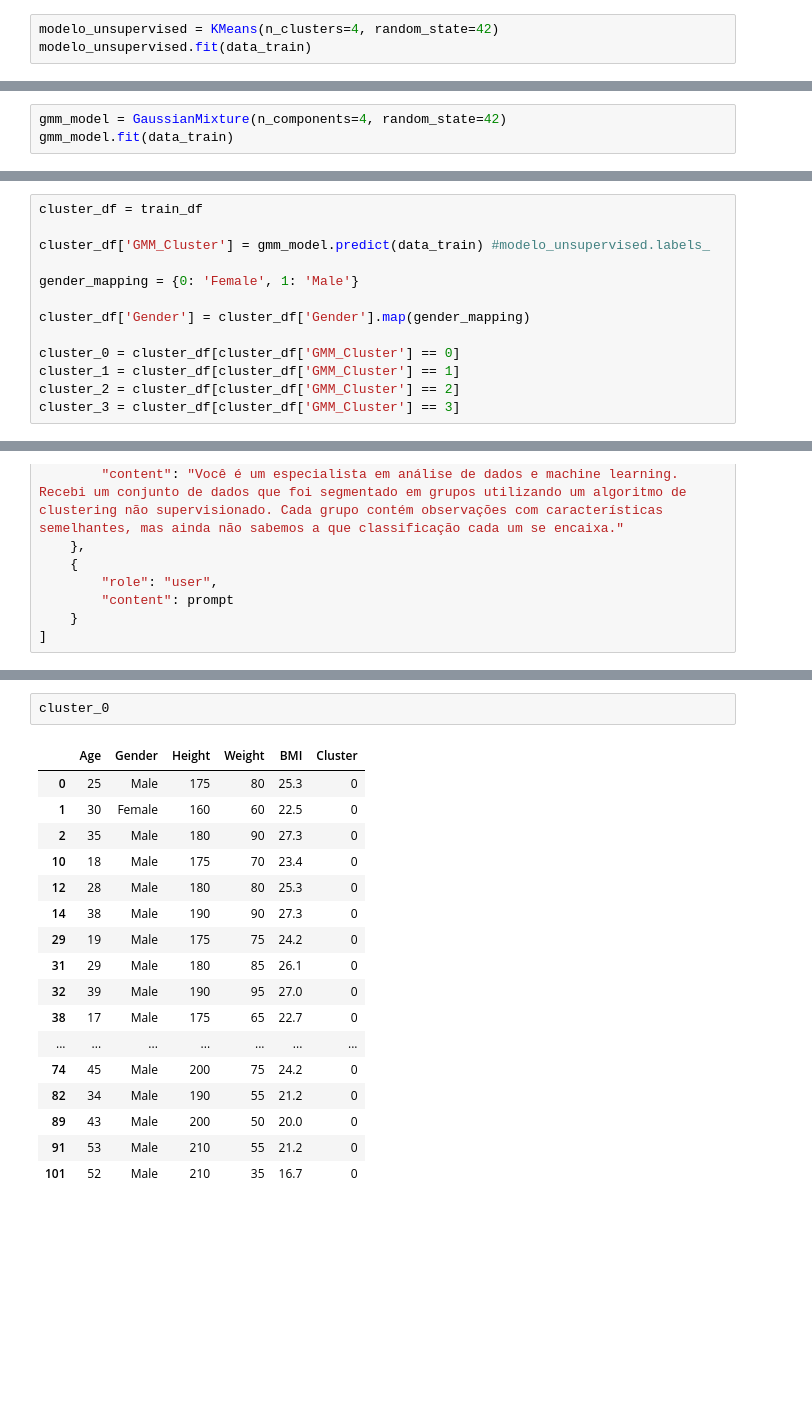
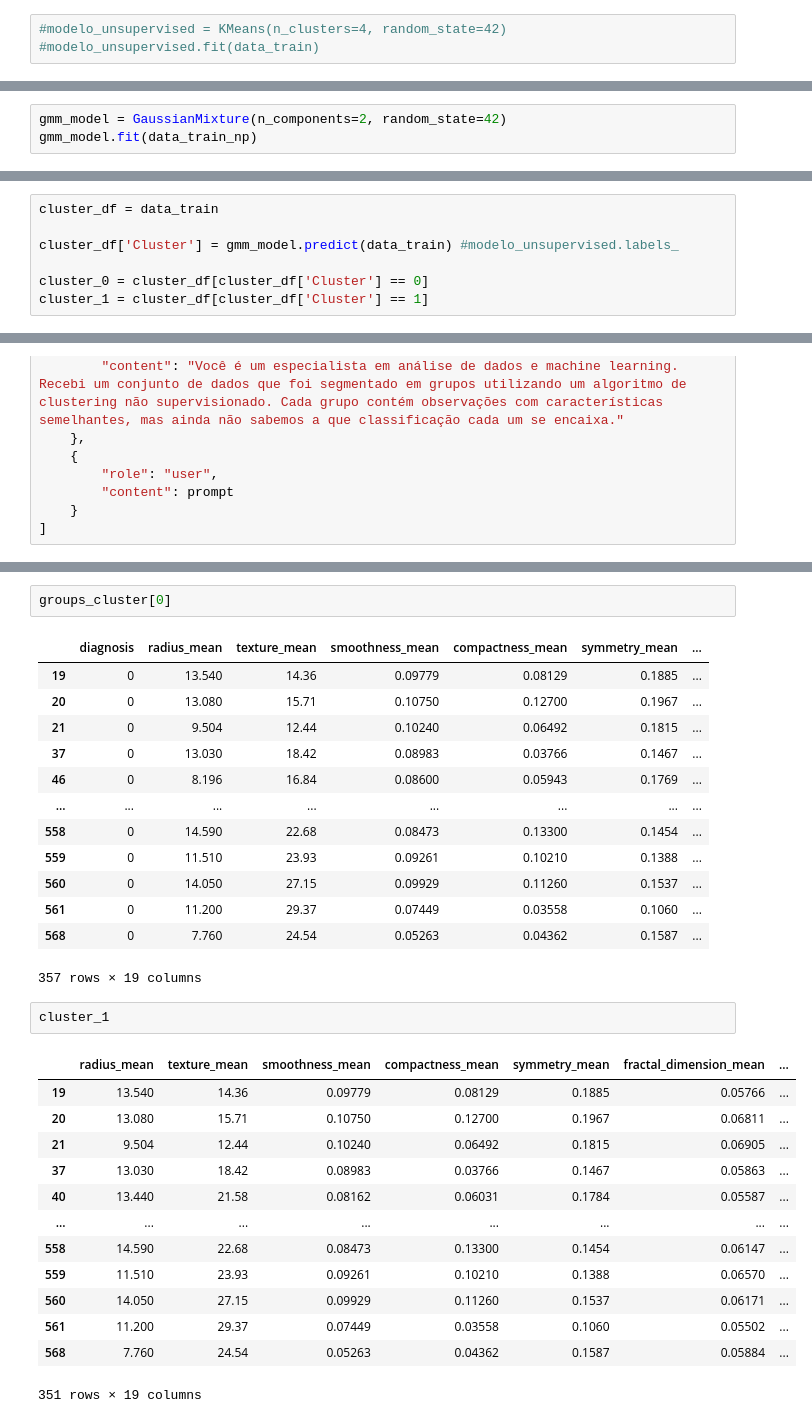
Before and after one commit to Heitorsaulo/Cluster_classification, a Jupyter notebook: Cleaning_dataset.ipynb, the cells around one changed output, grey strips where cells are left out. Drawn from its saved outputs; the diff is of its cells as text; blank space fills up the shorter version.

```diff
--- a/Cleaning_dataset.ipynb
+++ b/Cleaning_dataset.ipynb
@@ -107,3 +155,3 @@ Cross-Validation Scores: [0.94444444 0.88235294 0.94117647 1.         0.94117647
 # %%
-modelo_unsupervised = KMeans(n_clusters=4, random_state=42)
-modelo_unsupervised.fit(data_train)
+#modelo_unsupervised = KMeans(n_clusters=4, random_state=42)
+#modelo_unsupervised.fit(data_train)
@@ -112,3 +158,3 @@ KMeans(n_clusters=4, random_state=42)
 # %%
-gmm_model = GaussianMixture(n_components=4, random_state=42)
-gmm_model.fit(data_train)
+gmm_model = GaussianMixture(n_components=2, random_state=42)
+gmm_model.fit(data_train_np)
@@ -115,2 +163,9 @@ gmm_model.fit(data_train)
+# %%
+cluster_df = data_train
+
+cluster_df['Cluster'] = gmm_model.predict(data_train) #modelo_unsupervised.labels_
+
+cluster_0 = cluster_df[cluster_df['Cluster'] == 0]
+cluster_1 = cluster_df[cluster_df['Cluster'] == 1]
 # %%
 plt.figure(figsize=(10, 6))
@@ -129,16 +184,3 @@ plt.show()
-# %%
-cluster_df = train_df
-
-cluster_df['GMM_Cluster'] = gmm_model.predict(data_train) #modelo_unsupervised.labels_
-
-gender_mapping = {0: 'Female', 1: 'Male'}
-
-cluster_df['Gender'] = cluster_df['Gender'].map(gender_mapping)
-
-cluster_0 = cluster_df[cluster_df['GMM_Cluster'] == 0]
-cluster_1 = cluster_df[cluster_df['GMM_Cluster'] == 1]
-cluster_2 = cluster_df[cluster_df['GMM_Cluster'] == 2]
-cluster_3 = cluster_df[cluster_df['GMM_Cluster'] == 3]
 # %%
 cluster_0_json = cluster_0.to_json(orient='records')
 cluster_1_json = cluster_1.to_json(orient='records')
@@ -272,20 +353,32 @@ groups_cluster[0]
+# %%
+groups_cluster[0]
+# %% [output]
+|  | diagnosis | radius_mean | texture_mean | smoothness_mean | compactness_mean | symmetry_mean | ... |
+| 19 | 0 | 13.540 | 14.36 | 0.09779 | 0.08129 | 0.1885 | ... |
+| 20 | 0 | 13.080 | 15.71 | 0.10750 | 0.12700 | 0.1967 | ... |
+| 21 | 0 | 9.504 | 12.44 | 0.10240 | 0.06492 | 0.1815 | ... |
+| 37 | 0 | 13.030 | 18.42 | 0.08983 | 0.03766 | 0.1467 | ... |
+| 46 | 0 | 8.196 | 16.84 | 0.08600 | 0.05943 | 0.1769 | ... |
+| ... | ... | ... | ... | ... | ... | ... | ... |
+| 558 | 0 | 14.590 | 22.68 | 0.08473 | 0.13300 | 0.1454 | ... |
+| 559 | 0 | 11.510 | 23.93 | 0.09261 | 0.10210 | 0.1388 | ... |
+| 560 | 0 | 14.050 | 27.15 | 0.09929 | 0.11260 | 0.1537 | ... |
+| 561 | 0 | 11.200 | 29.37 | 0.07449 | 0.03558 | 0.1060 | ... |
+| 568 | 0 | 7.760 | 24.54 | 0.05263 | 0.04362 | 0.1587 | ... |
+357 rows × 19 columns
 # %%
-cluster_0
+cluster_1
 # %% [output]
-|  | Age | Gender | Height | Weight | BMI | Cluster |
-| 0 | 25 | Male | 175 | 80 | 25.3 | 0 |
-| 1 | 30 | Female | 160 | 60 | 22.5 | 0 |
-| 2 | 35 | Male | 180 | 90 | 27.3 | 0 |
-| 10 | 18 | Male | 175 | 70 | 23.4 | 0 |
-| 12 | 28 | Male | 180 | 80 | 25.3 | 0 |
-| 14 | 38 | Male | 190 | 90 | 27.3 | 0 |
-| 29 | 19 | Male | 175 | 75 | 24.2 | 0 |
-| 31 | 29 | Male | 180 | 85 | 26.1 | 0 |
-| 32 | 39 | Male | 190 | 95 | 27.0 | 0 |
-| 38 | 17 | Male | 175 | 65 | 22.7 | 0 |
-| ... | ... | ... | ... | ... | ... | ... |
-| 74 | 45 | Male | 200 | 75 | 24.2 | 0 |
-| 82 | 34 | Male | 190 | 55 | 21.2 | 0 |
-| 89 | 43 | Male | 200 | 50 | 20.0 | 0 |
-| 91 | 53 | Male | 210 | 55 | 21.2 | 0 |
-| 101 | 52 | Male | 210 | 35 | 16.7 | 0 |
+|  | radius_mean | texture_mean | smoothness_mean | compactness_mean | symmetry_mean | fractal_dimension_mean | ... |
+| 19 | 13.540 | 14.36 | 0.09779 | 0.08129 | 0.1885 | 0.05766 | ... |
+| 20 | 13.080 | 15.71 | 0.10750 | 0.12700 | 0.1967 | 0.06811 | ... |
+| 21 | 9.504 | 12.44 | 0.10240 | 0.06492 | 0.1815 | 0.06905 | ... |
+| 37 | 13.030 | 18.42 | 0.08983 | 0.03766 | 0.1467 | 0.05863 | ... |
+| 40 | 13.440 | 21.58 | 0.08162 | 0.06031 | 0.1784 | 0.05587 | ... |
+| ... | ... | ... | ... | ... | ... | ... | ... |
+| 558 | 14.590 | 22.68 | 0.08473 | 0.13300 | 0.1454 | 0.06147 | ... |
+| 559 | 11.510 | 23.93 | 0.09261 | 0.10210 | 0.1388 | 0.06570 | ... |
+| 560 | 14.050 | 27.15 | 0.09929 | 0.11260 | 0.1537 | 0.06171 | ... |
+| 561 | 11.200 | 29.37 | 0.07449 | 0.03558 | 0.1060 | 0.05502 | ... |
+| 568 | 7.760 | 24.54 | 0.05263 | 0.04362 | 0.1587 | 0.05884 | ... |
+351 rows × 19 columns
```
Also changed, not shown: parts of 36 cells of this notebook, 3 other files.
